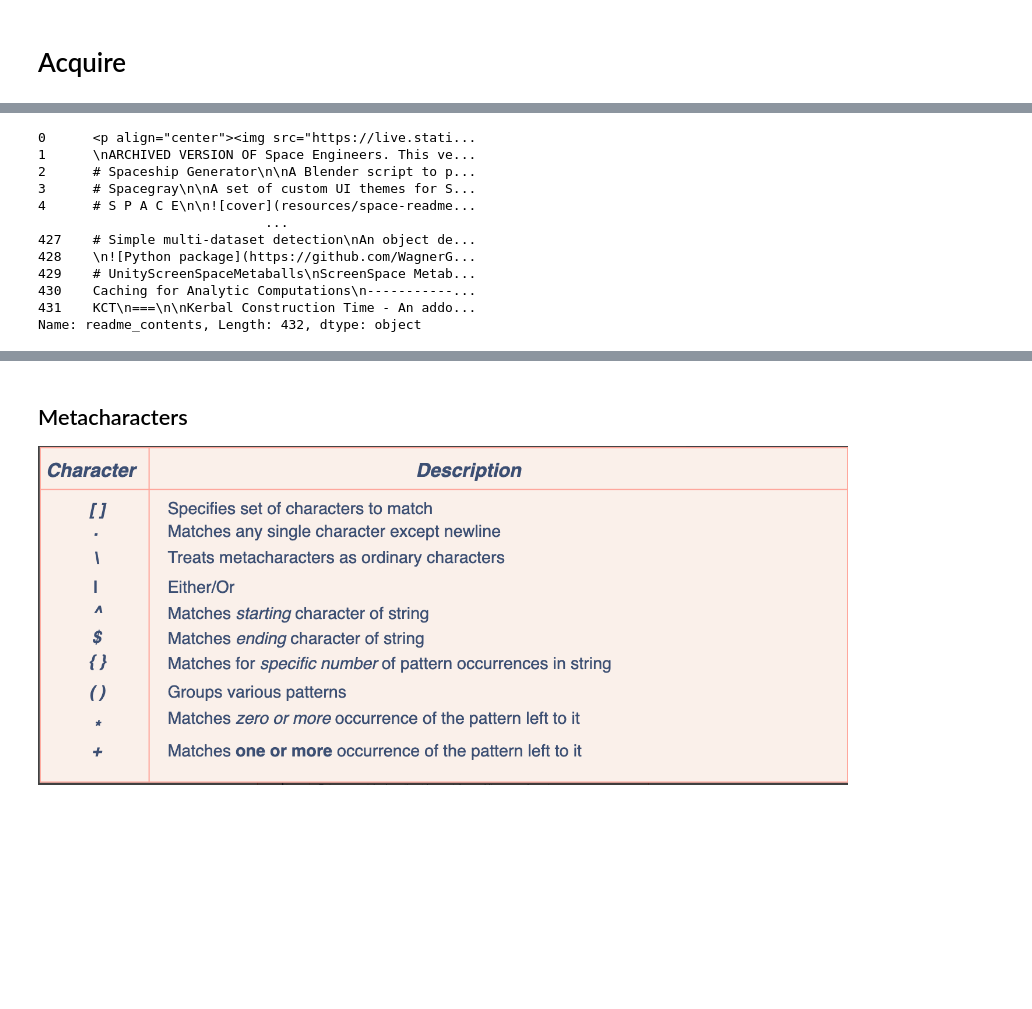
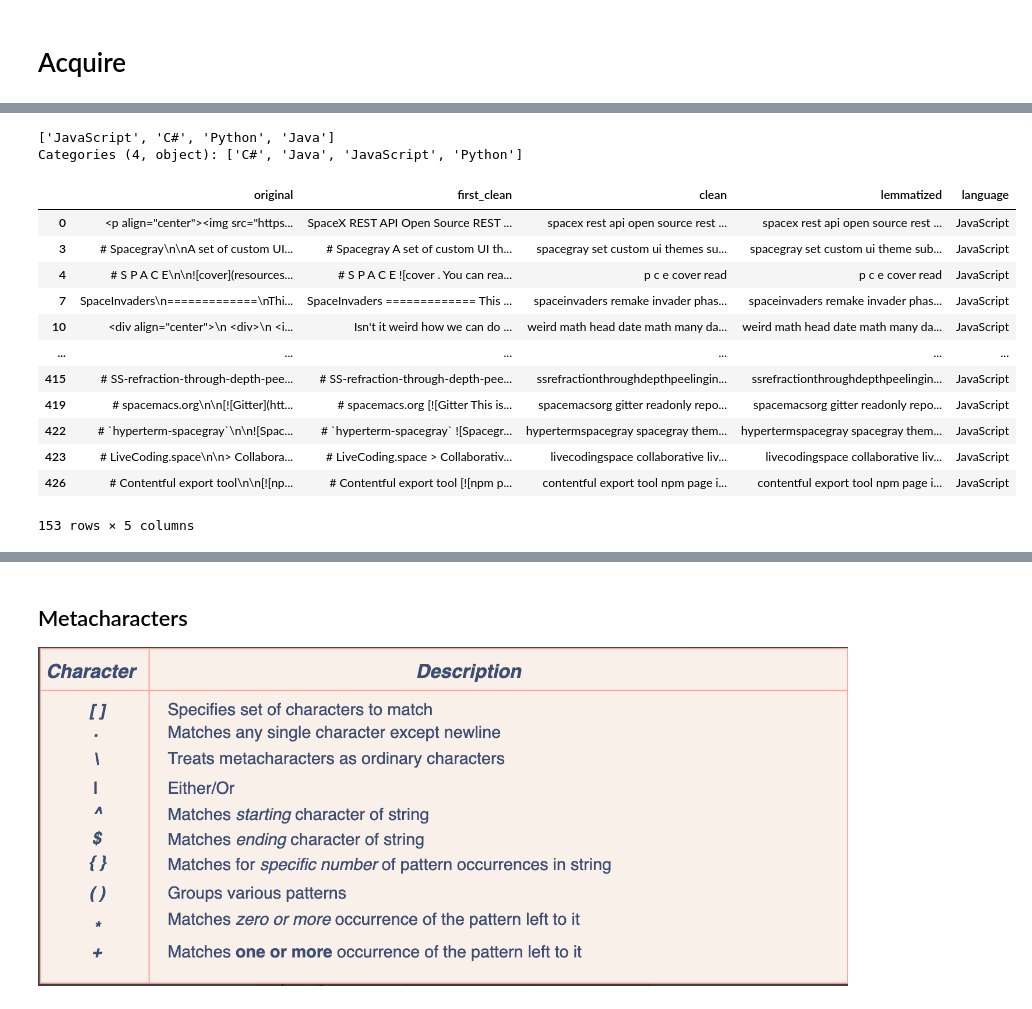
Before and after one commit to Codeup-Mirzakhani-Group1-NLP-Project/Codeup-Mirzakhani-GitHub-Scrape-NLP-Project, a Jupyter notebook: justin_docs/Justin_project_working.ipynb, the cells around one changed output, grey strips where cells are left out. Saved outputs shown, nothing was run; the diff lists cells and outputs as text; code cells hidden in the pictures; blank space fills up the shorter version.

```diff
--- a/justin_docs/Justin_project_working.ipynb
+++ b/justin_docs/Justin_project_working.ipynb
@@ -79,15 +59,5 @@ df
-# %%
-df.readme_contents
-# %% [output]
-0      <p align="center"><img src="https://live.stati...
-1      \nARCHIVED VERSION OF Space Engineers. This ve...
-2      # Spaceship Generator\n\nA Blender script to p...
-3      # Spacegray\n\nA set of custom UI themes for S...
-4      # S P A C E\n\n![cover](resources/space-readme...
-                             ...
-427    # Simple multi-dataset detection\nAn object de...
-428    \n![Python package](https://github.com/WagnerG...
-429    # UnityScreenSpaceMetaballs\nScreenSpace Metab...
-430    Caching for Analytic Computations\n-----------...
-431    KCT\n===\n\nKerbal Construction Time - An addo...
-Name: readme_contents, Length: 432, dtype: object
+# %%
+df.language.unique()
+# %% [output]
+['JavaScript', 'C#', 'Python', 'Java']
+Categories (4, object): ['C#', 'Java', 'JavaScript', 'Python']
@@ -93,0 +69,16 @@ Name: readme_contents, Length: 432, dtype: object
+# %%
+js_lang
+# %% [output]
+|  | original | first_clean | clean | lemmatized | language |
+| 0 | <p align="center"><img src="https... | SpaceX REST API Open Source REST ... | spacex rest api open source rest ... | spacex rest api open source rest ... | JavaScript |
+| 3 | # Spacegray\n\nA set of custom UI... | # Spacegray A set of custom UI th... | spacegray set custom ui themes su... | spacegray set custom ui theme sub... | JavaScript |
+| 4 | # S P A C E\n\n![cover](resources... | # S P A C E ![cover . You can rea... | p c e cover read | p c e cover read | JavaScript |
+| 7 | SpaceInvaders\n=============\nThi... | SpaceInvaders ============= This ... | spaceinvaders remake invader phas... | spaceinvaders remake invader phas... | JavaScript |
+| 10 | <div align="center">\n <div>\n <i... | Isn't it weird how we can do ... | weird math head date math many da... | weird math head date math many da... | JavaScript |
+| ... | ... | ... | ... | ... | ... |
+| 415 | # SS-refraction-through-depth-pee... | # SS-refraction-through-depth-pee... | ssrefractionthroughdepthpeelingin... | ssrefractionthroughdepthpeelingin... | JavaScript |
+| 419 | # spacemacs.org\n\n[![Gitter](htt... | # spacemacs.org [![Gitter This is... | spacemacsorg gitter readonly repo... | spacemacsorg gitter readonly repo... | JavaScript |
+| 422 | # `hyperterm-spacegray`\n\n![Spac... | # `hyperterm-spacegray` ![Spacegr... | hypertermspacegray spacegray them... | hypertermspacegray spacegray them... | JavaScript |
+| 423 | # LiveCoding.space\n\n> Collabora... | # LiveCoding.space > Collaborativ... | livecodingspace collaborative liv... | livecodingspace collaborative liv... | JavaScript |
+| 426 | # Contentful export tool\n\n[![np... | # Contentful export tool [![npm p... | contentful export tool npm page i... | contentful export tool npm page i... | JavaScript |
+153 rows × 5 columns
```
Also changed, not shown: parts of 21 cells of this notebook.
